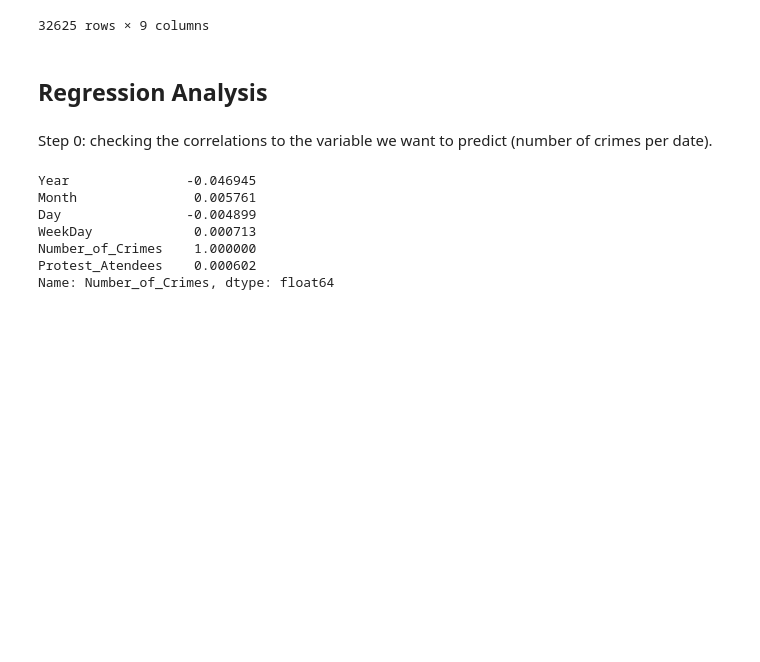
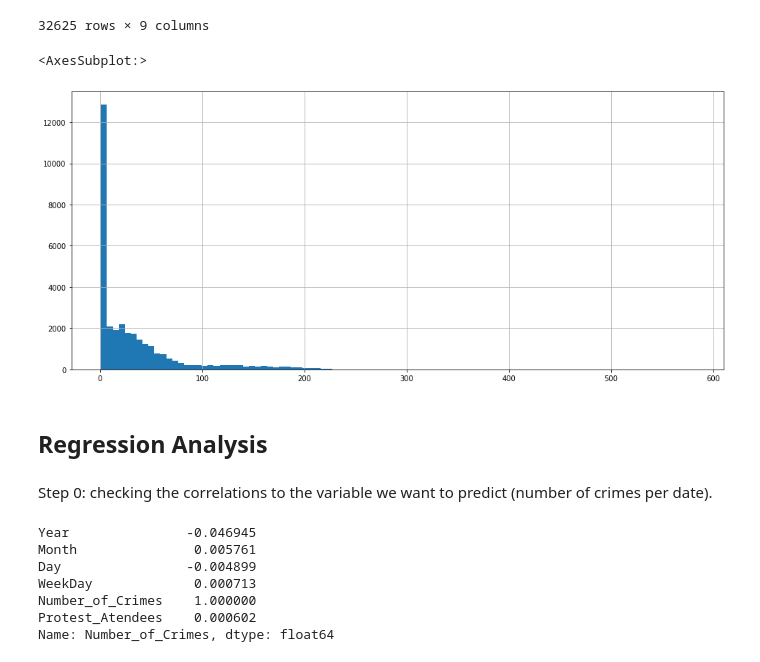
Before and after one commit to leo-cavalcante/crimes-in-chicago, a Jupyter notebook: Time Analysis.ipynb, the cells around one changed output. Saved outputs shown, nothing was run; the diff lists cells and outputs as text; code cells hidden in the pictures; blank space fills up the shorter version.

```diff
--- a/Time Analysis.ipynb
+++ b/Time Analysis.ipynb
@@ -696,6 +696,12 @@ crimes_events
 | 32623 | 2020-12-31 | 2020 | 12 | 31 | 3 | THEFT | 71 | - | ... |
 | 32624 | 2020-12-31 | 2020 | 12 | 31 | 3 | WEAPONS VIOLATION | 39 | - | ... |
 32625 rows × 9 columns
+# %%
+plt.figure(figsize=(16,7))
+crimes_events.Number_of_Crimes.hist(bins=100)
+# %% [output]
+<AxesSubplot:>
+[figure, added]
 # %% [markdown]
 ## Regression Analysis
 # %% [markdown]
```
Also changed, not shown: parts of 8 cells of this notebook, 1 other file.
